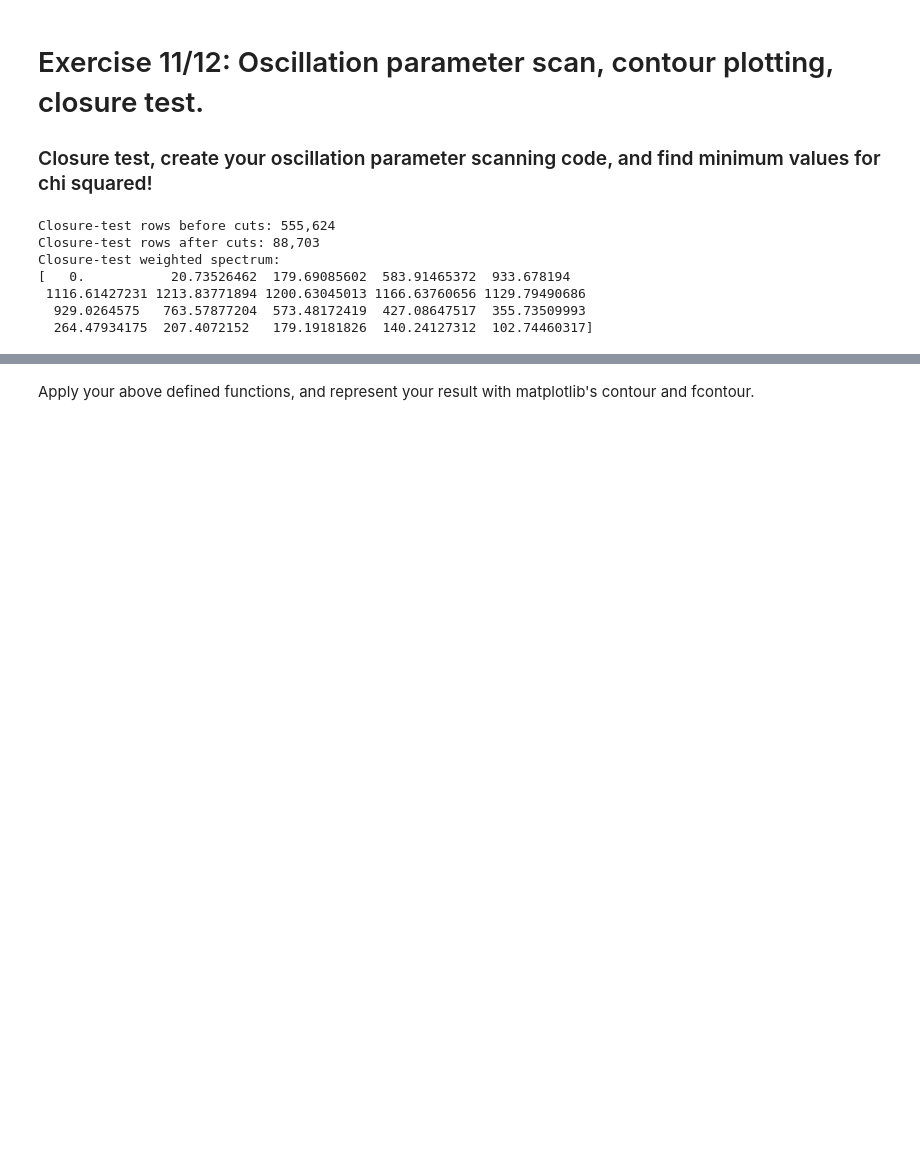
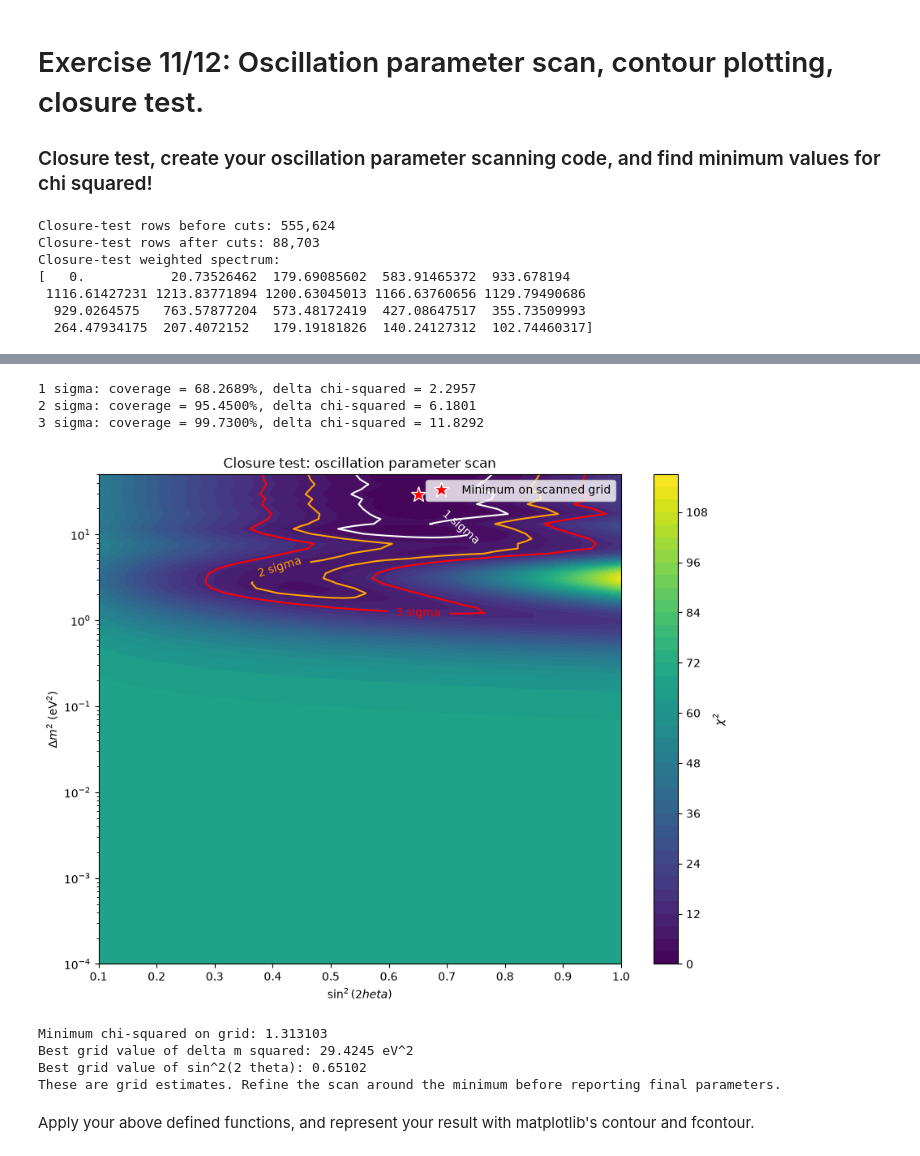
Before and after one commit to BouillieAnonymous/MicroBooNE_lab, a Jupyter notebook: MainAnalysis_template.ipynb, the cells around one changed output, grey strips where cells are left out. Drawn from its saved outputs; the diff is of its cells as text; code cells hidden in the pictures; blank space fills up the shorter version.

```diff
--- a/MainAnalysis_template.ipynb
+++ b/MainAnalysis_template.ipynb
@@ -948,7 +950,7 @@ plt.show()
 ### a) Define functions requires for Oscillation analysis, test that they work!
 # %%
 # oscillation function
-def survival_probability(E, dm2, sin2_2theta, L=0.47):
+def survival_probability(E, dm2, sin2_2theta, L):
 
     E = np.asarray(E, dtype=float)
 
@@ -1149,5 +1220,81 @@ Closure-test weighted spectrum:
 # %%
-# plot contourf function and find minimum!
+# Plot the completed parameter scan and locate the grid minimum.
+# Run the parameter-scan cell above first.
+if chi2_grid.shape != (len(amplitude_values), len(dm2_values)):
+    raise ValueError('Grid shape does not match the parameter arrays.')
+if not np.isfinite(chi2_grid).all():
+    raise ValueError('The chi-squared grid contains non-finite values.')
+
+best_i, best_j = np.unravel_index(np.argmin(chi2_grid), chi2_grid.shape)
+best_amplitude = amplitude_values[best_i]
+best_dm2 = dm2_values[best_j]
+minimum_chi2 = chi2_grid[best_i, best_j]
+
+# Transpose the grid: x is amplitude, y is mass-squared difference.
+fig, ax = plt.subplots(figsize=(9, 7))
+filled = ax.contourf(
+    amplitude_values, dm2_values, chi2_grid.T,
+    levels=40, cmap='viridis'
+)
+fig.colorbar(filled, ax=ax, label=r'$\chi^2$')
+ax.plot(best_amplitude, best_dm2, '*', color='red', markersize=14,
+        markeredgecolor='white', label='Minimum on scanned grid')
+
+# Calculate chi-squared differences from the grid minimum
+delta_chi2 = chi2_grid - minimum_chi2
+
+# Joint confidence contours for two fitted parameters
+
+sigma_levels = np.array([1, 2, 3])
+coverage = 2 * norm.cdf(sigma_levels) - 1
+# Two jointly fitted parameters; asymptotic delta-chi-squared approximation.
+confidence_levels = chi2.ppf(coverage, df=2)
+confidence_labels = {
+    float(level): f'{sigma} sigma'
+    for sigma, level in zip(sigma_levels, confidence_levels)
+}
+for sigma, probability, threshold in zip(sigma_levels, coverage, confidence_levels):
+    print(f'{sigma} sigma: coverage = {probability:.4%}, delta chi-squared = {threshold:.4f}')
+
+contours = ax.contour(
+    amplitude_values,
+    dm2_values,
+    delta_chi2.T,
+    levels=confidence_levels,
+    colors=['white', 'orange', 'red'],
+    linewidths=1.5
+)
+
+ax.clabel(
+    contours,
+    fmt=confidence_labels,
+    inline=True,
+    fontsize=10
+)
+
+ax.set_yscale('log')
+ax.set_xlabel(r'$\sin^2(2	heta)$')
+ax.set_ylabel(r'$\Delta m^2$ (eV$^2$)')
+ax.set_title('Closure test: oscillation parameter scan')
+ax.legend()
+plt.tight_layout()
+plt.show()
+
+print(f'Minimum chi-squared on grid: {minimum_chi2:.6f}')
+print(f'Best grid value of delta m squared: {best_dm2:.6g} eV^2')
+print(f'Best grid value of sin^2(2 theta): {best_amplitude:.6g}')
+if best_i in (0, len(amplitude_values)-1) or best_j in (0, len(dm2_values)-1):
+    print('The minimum lies on a scan boundary; review the parameter range.')
+print('These are grid estimates. Refine the scan around the minimum before reporting final parameters.')
+# %% [output]
+1 sigma: coverage = 68.2689%, delta chi-squared = 2.2957
+2 sigma: coverage = 95.4500%, delta chi-squared = 6.1801
+3 sigma: coverage = 99.7300%, delta chi-squared = 11.8292
+[figure, added]
+Minimum chi-squared on grid: 1.313103
+Best grid value of delta m squared: 29.4245 eV^2
+Best grid value of sin^2(2 theta): 0.65102
+These are grid estimates. Refine the scan around the minimum before reporting final parameters.
 # %% [markdown]
 Apply your above defined functions, and represent your result with matplotlib's contour and fcontour.
 # %%
```
Also changed, not shown: parts of 16 cells of this notebook.
